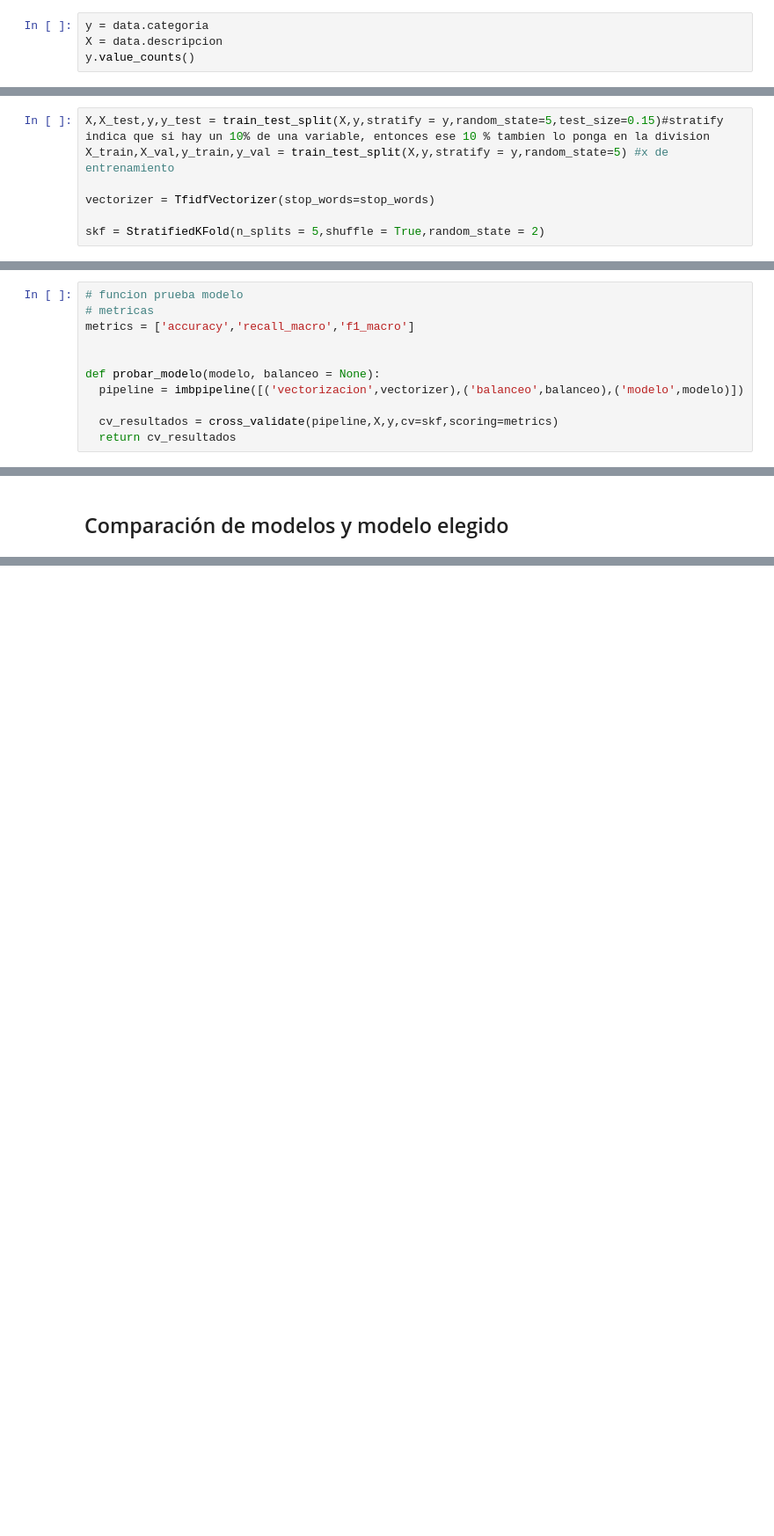
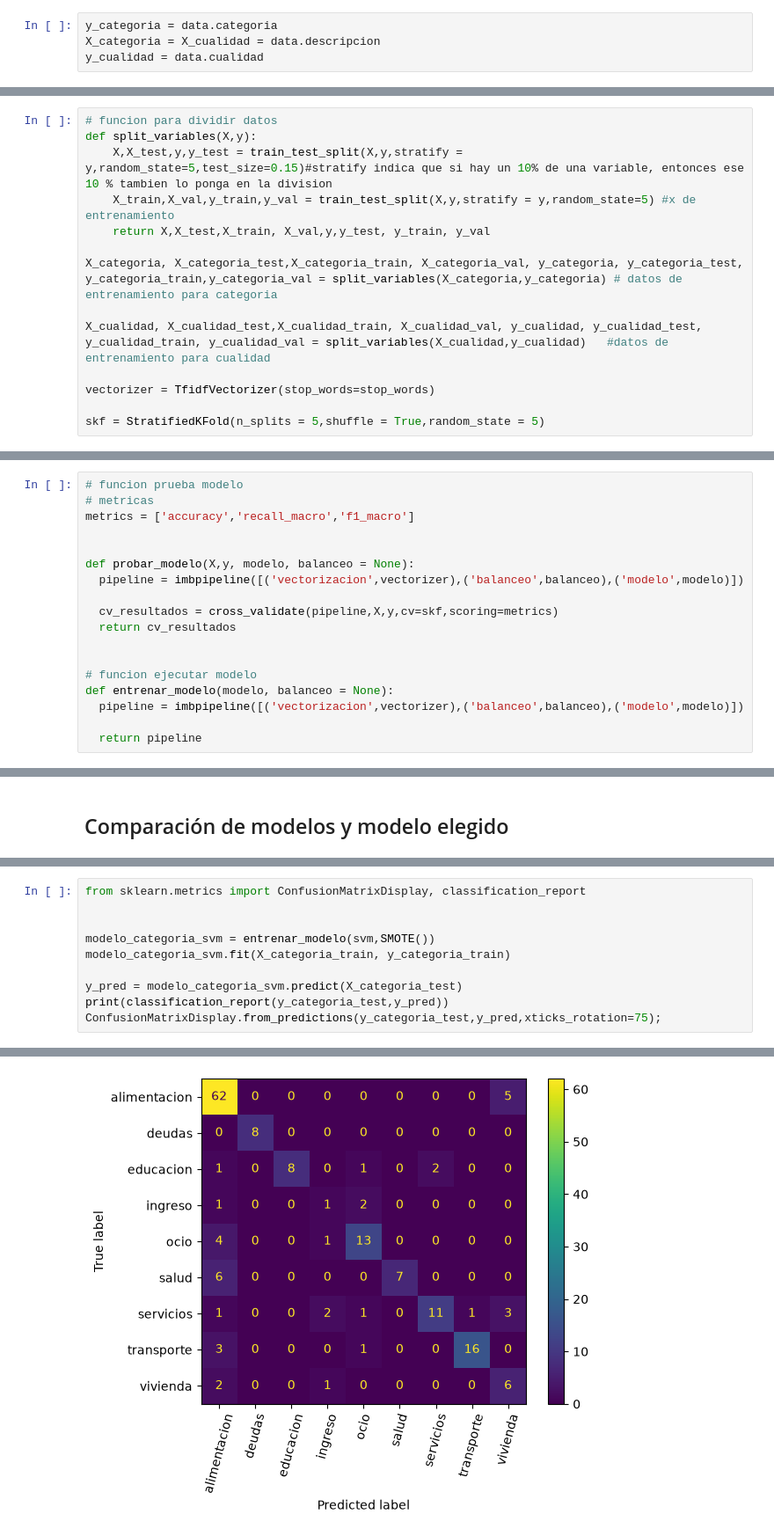
Before and after one commit to No-Country-simulation/G9-LATAM-Team71, a Jupyter notebook: data-science/Finance_AI_Asistente_Inteligente_de_Salud_Financiera.ipynb, the cells around one changed output, grey strips where cells are left out. Shown at 88% size. Drawn from its saved outputs; the diff is of its cells as text; blank space fills up the shorter version.

Commit message:
2 modelos

```diff
--- a/data-science/Finance_AI_Asistente_Inteligente_de_Salud_Financiera.ipynb
+++ b/data-science/Finance_AI_Asistente_Inteligente_de_Salud_Financiera.ipynb
@@ -33,9 +44,9 @@ data.info()
 # %% [markdown]
 Separacion de variables, la variable a predecir (y) es la categoria que representa la descripción
-# %%
-y = data.categoria
-X = data.descripcion
-y.value_counts()
+# %%
+y_categoria = data.categoria
+X_categoria = X_cualidad = data.descripcion
+y_cualidad = data.cualidad
 # %% [markdown]
 Grupo de palabras que se usan para delimitar la oración, y quedan fuera de nuestra lista
 # %%
@@ -53,9 +64,16 @@ stop_words = [
     "y"
 ]
 # %%
-X,X_test,y,y_test = train_test_split(X,y,stratify = y,random_state=5,test_size=0.15)#stratify indica que si hay un 10% de una variable, entonces ese 10 % tambien lo ponga en la division
-X_train,X_val,y_train,y_val = train_test_split(X,y,stratify = y,random_state=5) #x de entrenamiento
+# funcion para dividir datos
+def split_variables(X,y):
+    X,X_test,y,y_test = train_test_split(X,y,stratify = y,random_state=5,test_size=0.15)#stratify indica que si hay un 10% de una variable, entonces ese 10 % tambien lo ponga en la division
+    X_train,X_val,y_train,y_val = train_test_split(X,y,stratify = y,random_state=5) #x de entrenamiento
+    return X,X_test,X_train, X_val,y,y_test, y_train, y_val
+
+X_categoria, X_categoria_test,X_categoria_train, X_categoria_val, y_categoria, y_categoria_test, y_categoria_train,y_categoria_val = split_variables(X_categoria,y_categoria) # datos de entrenamiento para categoria
+
+X_cualidad, X_cualidad_test,X_cualidad_train, X_cualidad_val, y_cualidad, y_cualidad_test, y_cualidad_train, y_cualidad_val = split_variables(X_cualidad,y_cualidad)   #datos de entrenamiento para cualidad
 
 vectorizer = TfidfVectorizer(stop_words=stop_words)
 
-skf = StratifiedKFold(n_splits = 5,shuffle = True,random_state = 2)
+skf = StratifiedKFold(n_splits = 5,shuffle = True,random_state = 5)
@@ -65,11 +97,18 @@ skf = StratifiedKFold(n_splits = 5,shuffle = True,random_state = 2)
 metrics = ['accuracy','recall_macro','f1_macro']
 
 
-def probar_modelo(modelo, balanceo = None):
+def probar_modelo(X,y, modelo, balanceo = None):
   pipeline = imbpipeline([('vectorizacion',vectorizer),('balanceo',balanceo),('modelo',modelo)])
 
   cv_resultados = cross_validate(pipeline,X,y,cv=skf,scoring=metrics)
   return cv_resultados
+
+
+# funcion ejecutar modelo
+def entrenar_modelo(modelo, balanceo = None):
+  pipeline = imbpipeline([('vectorizacion',vectorizer),('balanceo',balanceo),('modelo',modelo)])
+
+  return pipeline
 # %% [markdown]
 ## Modelos a probar
 
@@ -124,0 +225,11 @@ pd.DataFrame({
+# %%
+from sklearn.metrics import ConfusionMatrixDisplay, classification_report
+
+
+modelo_categoria_svm = entrenar_modelo(svm,SMOTE())
+modelo_categoria_svm.fit(X_categoria_train, y_categoria_train)
+
+y_pred = modelo_categoria_svm.predict(X_categoria_test)
+print(classification_report(y_categoria_test,y_pred))
+ConfusionMatrixDisplay.from_predictions(y_categoria_test,y_pred,xticks_rotation=75);
+# %% [output]
@@ -124,0 +251 @@ pd.DataFrame({
+[figure, added]
```
Also changed, not shown: parts of 16 cells of this notebook, 1 other file.
